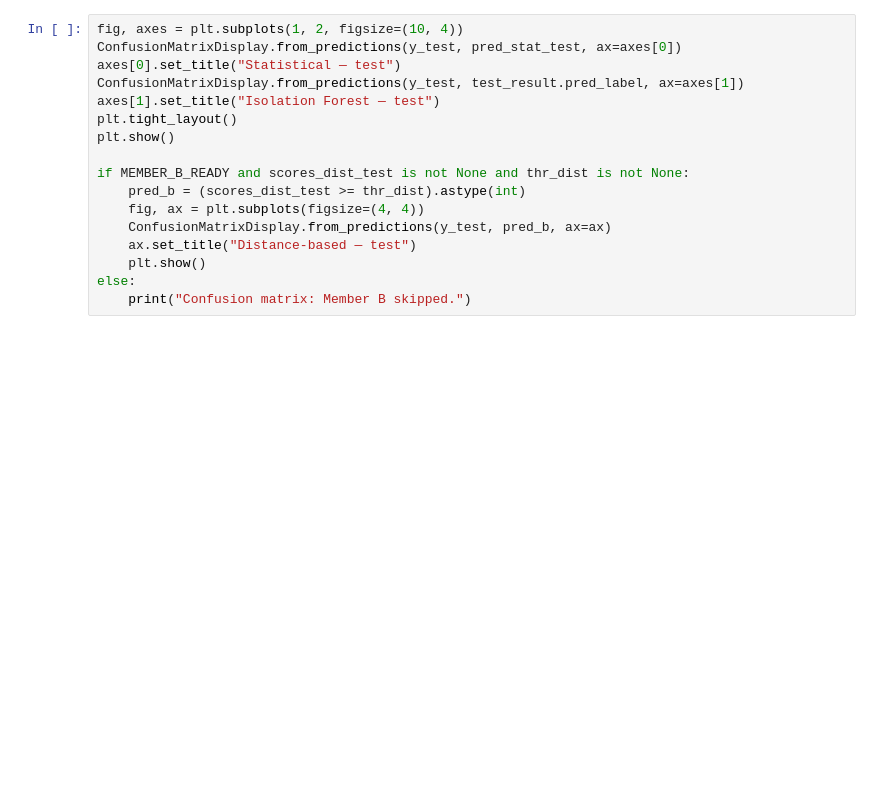
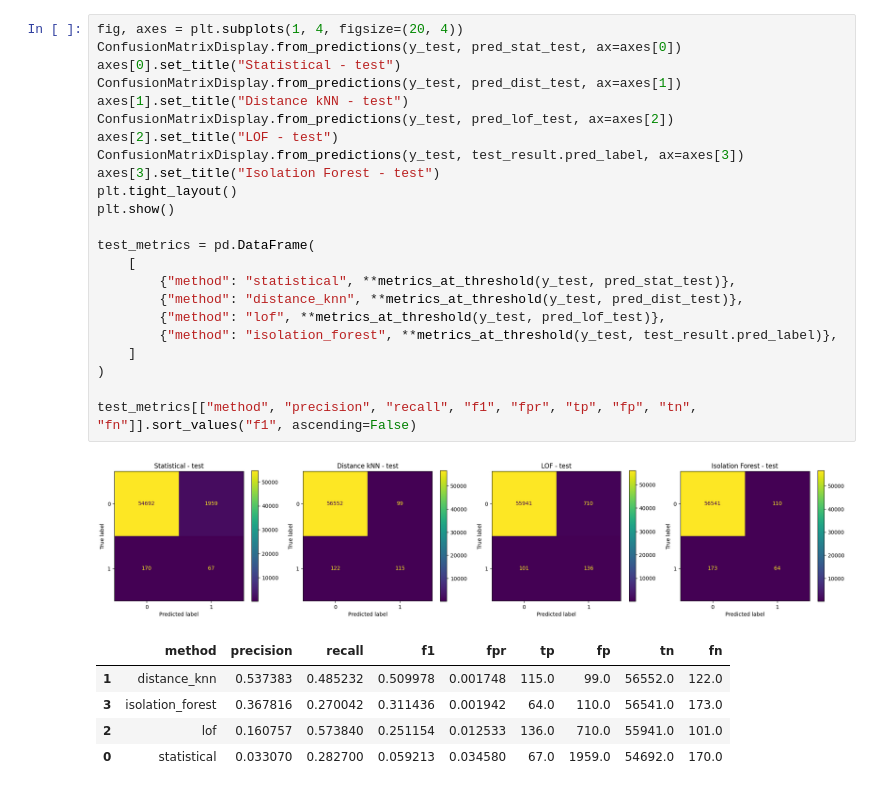
Before and after one commit to Basma-e/ECE447-Anomaly-Detection, a Jupyter notebook: notebooks/final/final_submission.ipynb, the cells around one changed output. Saved outputs shown, nothing was run; the diff lists cells and outputs as text; blank space fills up the shorter version.

```diff
--- a/notebooks/final/final_submission.ipynb
+++ b/notebooks/final/final_submission.ipynb
@@ -206,17 +534,30 @@ else:
 # %%
-fig, axes = plt.subplots(1, 2, figsize=(10, 4))
+fig, axes = plt.subplots(1, 4, figsize=(20, 4))
 ConfusionMatrixDisplay.from_predictions(y_test, pred_stat_test, ax=axes[0])
-axes[0].set_title("Statistical — test")
-ConfusionMatrixDisplay.from_predictions(y_test, test_result.pred_label, ax=axes[1])
-axes[1].set_title("Isolation Forest — test")
+axes[0].set_title("Statistical - test")
+ConfusionMatrixDisplay.from_predictions(y_test, pred_dist_test, ax=axes[1])
+axes[1].set_title("Distance kNN - test")
+ConfusionMatrixDisplay.from_predictions(y_test, pred_lof_test, ax=axes[2])
+axes[2].set_title("LOF - test")
+ConfusionMatrixDisplay.from_predictions(y_test, test_result.pred_label, ax=axes[3])
+axes[3].set_title("Isolation Forest - test")
 plt.tight_layout()
 plt.show()
 
-if MEMBER_B_READY and scores_dist_test is not None and thr_dist is not None:
-    pred_b = (scores_dist_test >= thr_dist).astype(int)
-    fig, ax = plt.subplots(figsize=(4, 4))
-    ConfusionMatrixDisplay.from_predictions(y_test, pred_b, ax=ax)
-    ax.set_title("Distance-based — test")
-    plt.show()
-else:
-    print("Confusion matrix: Member B skipped.")
+test_metrics = pd.DataFrame(
+    [
+        {"method": "statistical", **metrics_at_threshold(y_test, pred_stat_test)},
+        {"method": "distance_knn", **metrics_at_threshold(y_test, pred_dist_test)},
+        {"method": "lof", **metrics_at_threshold(y_test, pred_lof_test)},
+        {"method": "isolation_forest", **metrics_at_threshold(y_test, test_result.pred_label)},
+    ]
+)
+
+test_metrics[["method", "precision", "recall", "f1", "fpr", "tp", "fp", "tn", "fn"]].sort_values("f1", ascending=False)
+# %% [output]
+[figure, added]
+|  | method | precision | recall | f1 | fpr | tp | fp | tn | fn |
+| 1 | distance_knn | 0.537383 | 0.485232 | 0.509978 | 0.001748 | 115.0 | 99.0 | 56552.0 | 122.0 |
+| 3 | isolation_forest | 0.367816 | 0.270042 | 0.311436 | 0.001942 | 64.0 | 110.0 | 56541.0 | 173.0 |
+| 2 | lof | 0.160757 | 0.573840 | 0.251154 | 0.012533 | 136.0 | 710.0 | 55941.0 | 101.0 |
+| 0 | statistical | 0.033070 | 0.282700 | 0.059213 | 0.034580 | 67.0 | 1959.0 | 54692.0 | 170.0 |
```
Also changed, not shown: parts of 23 cells of this notebook, 10 other files.
